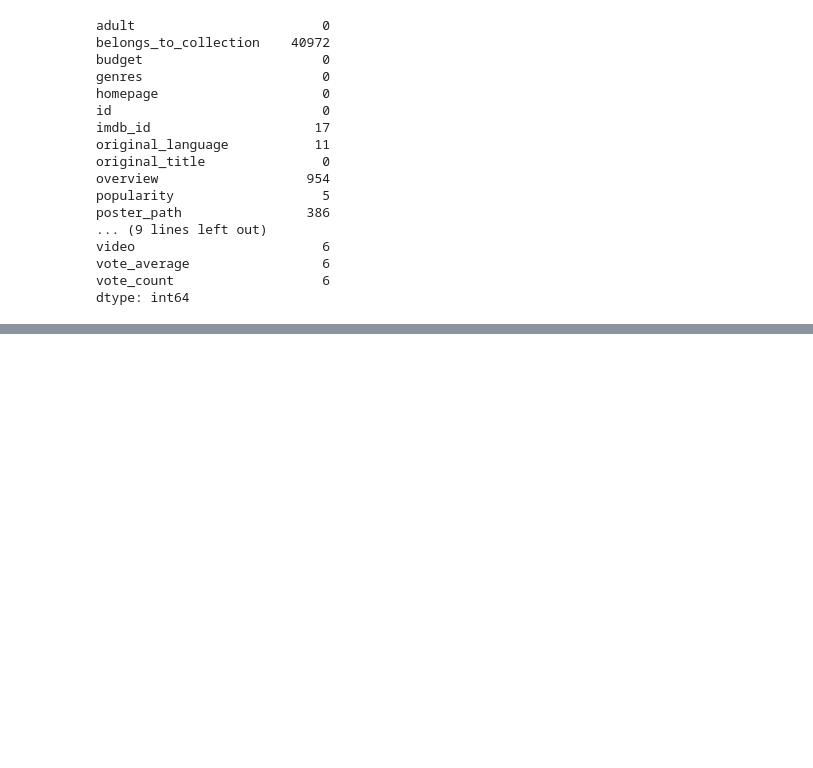
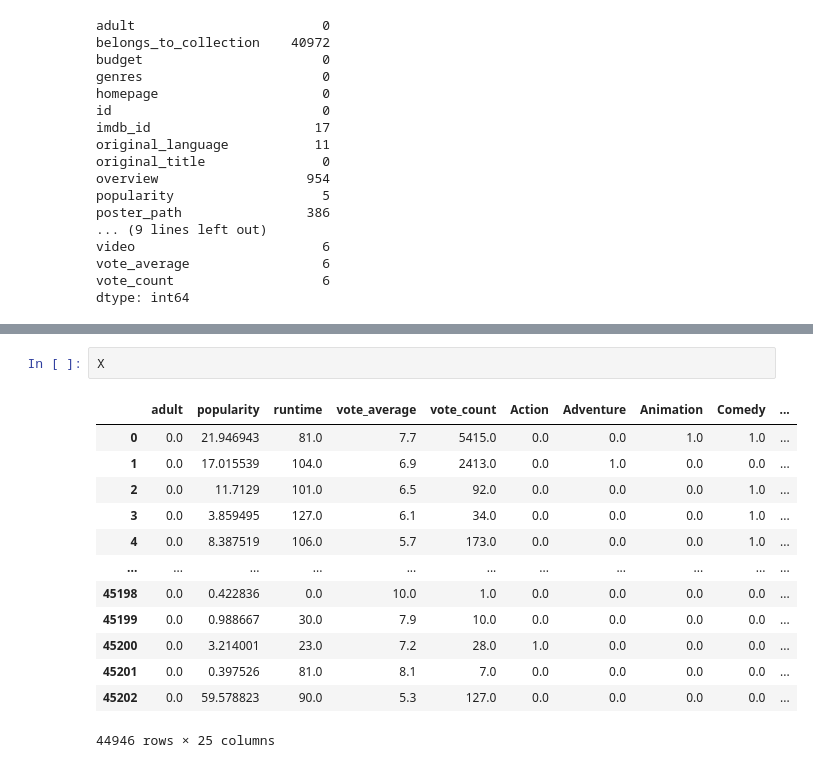
Before and after one commit to Kaio-Gaspar/movie-system-recommendation, a Jupyter notebook: movie/main.ipynb, the cells around one changed output, grey strips where cells are left out. Saved outputs shown, nothing was run; the diff lists cells and outputs as text; blank space fills up the shorter version.

```diff
--- a/movie/main.ipynb
+++ b/movie/main.ipynb
@@ -53,0 +259,16 @@ KeyError: "['spoken_languages', 'imdb_id'] not found in axis"
+# %%
+X
+# %% [output]
+|  | adult | popularity | runtime | vote_average | vote_count | Action | Adventure | Animation | Comedy | ... |
+| 0 | 0.0 | 21.946943 | 81.0 | 7.7 | 5415.0 | 0.0 | 0.0 | 1.0 | 1.0 | ... |
+| 1 | 0.0 | 17.015539 | 104.0 | 6.9 | 2413.0 | 0.0 | 1.0 | 0.0 | 0.0 | ... |
+| 2 | 0.0 | 11.7129 | 101.0 | 6.5 | 92.0 | 0.0 | 0.0 | 0.0 | 1.0 | ... |
+| 3 | 0.0 | 3.859495 | 127.0 | 6.1 | 34.0 | 0.0 | 0.0 | 0.0 | 1.0 | ... |
+| 4 | 0.0 | 8.387519 | 106.0 | 5.7 | 173.0 | 0.0 | 0.0 | 0.0 | 1.0 | ... |
+| ... | ... | ... | ... | ... | ... | ... | ... | ... | ... | ... |
+| 45198 | 0.0 | 0.422836 | 0.0 | 10.0 | 1.0 | 0.0 | 0.0 | 0.0 | 0.0 | ... |
+| 45199 | 0.0 | 0.988667 | 30.0 | 7.9 | 10.0 | 0.0 | 0.0 | 0.0 | 0.0 | ... |
+| 45200 | 0.0 | 3.214001 | 23.0 | 7.2 | 28.0 | 1.0 | 0.0 | 0.0 | 0.0 | ... |
+| 45201 | 0.0 | 0.397526 | 81.0 | 8.1 | 7.0 | 0.0 | 0.0 | 0.0 | 0.0 | ... |
+| 45202 | 0.0 | 59.578823 | 90.0 | 5.3 | 127.0 | 0.0 | 0.0 | 0.0 | 0.0 | ... |
+44946 rows × 25 columns
```
Also changed, not shown: parts of 31 cells of this notebook.
